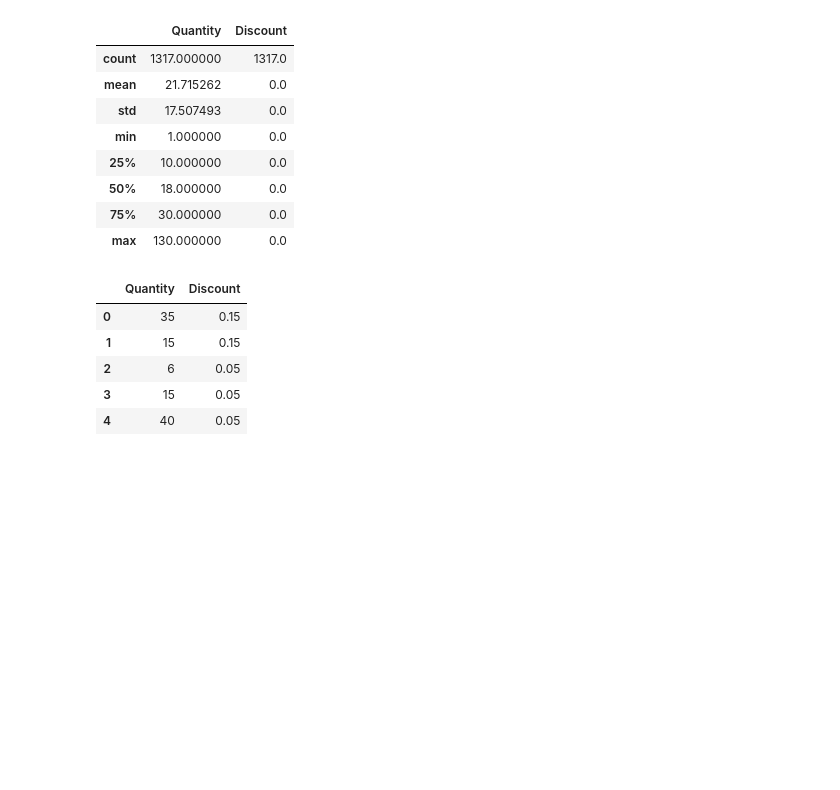
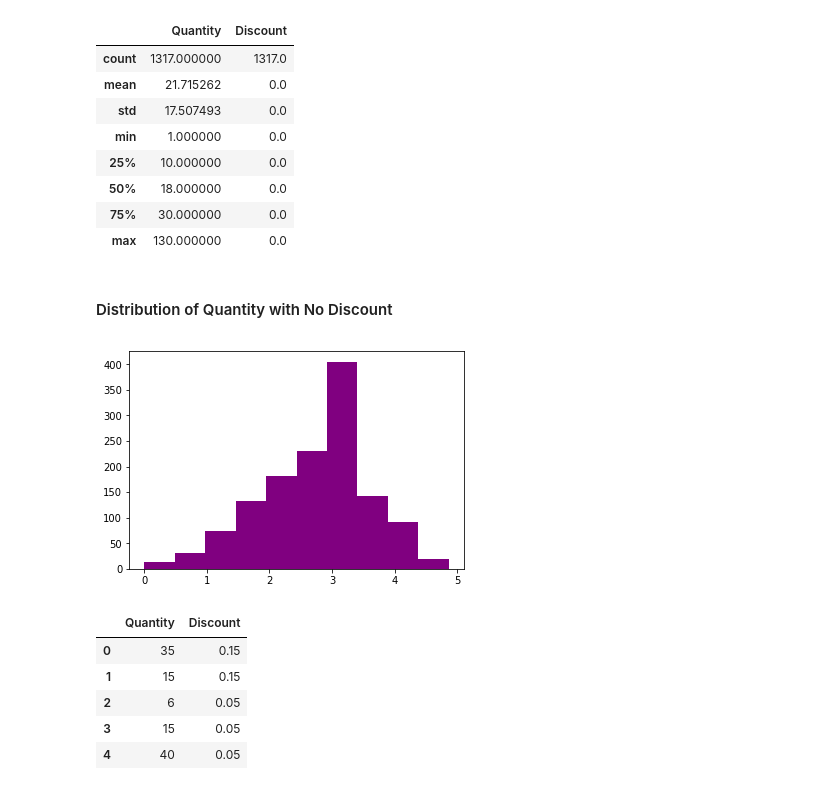
Before and after one commit to MagicMilly/dsc-2-final-project-online-ds-ft-100118, a Jupyter notebook: student.ipynb, the cells around one changed output. Saved outputs shown, nothing was run; the diff lists cells and outputs as text; code cells hidden in the pictures; blank space fills up the shorter version.

Commit message:
added some sweet distribution visualizations for first hypothesis

```diff
--- a/student.ipynb
+++ b/student.ipynb
@@ -251,6 +263,12 @@ no_discount_df.describe()
 | 50% | 18.000000 | 0.0 |
 | 75% | 30.000000 | 0.0 |
 | max | 130.000000 | 0.0 |
+# %% [markdown]
+#### Distribution of Quantity with No Discount
+# %%
+plt.hist(np.log(no_discount_df.Quantity), color='purple');
+# %% [output]
+[figure, added]
 # %%
 yes_discount_df = pd.read_sql_query('SELECT Quantity, Discount FROM OrderDetail WHERE Discount != 0.0', conn)
 yes_discount_df.head()
```
Also changed, not shown: parts of 8 cells of this notebook.
